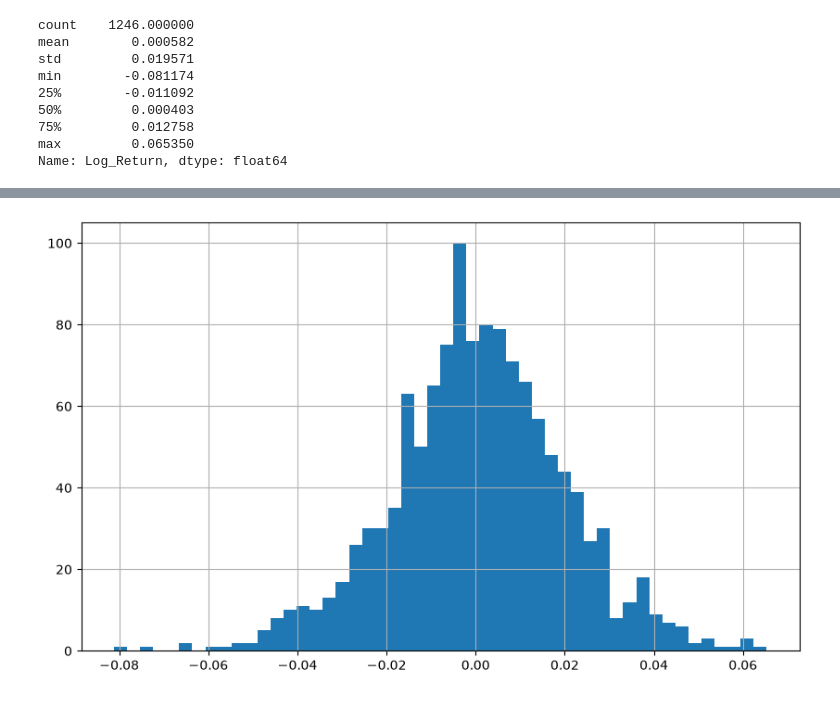
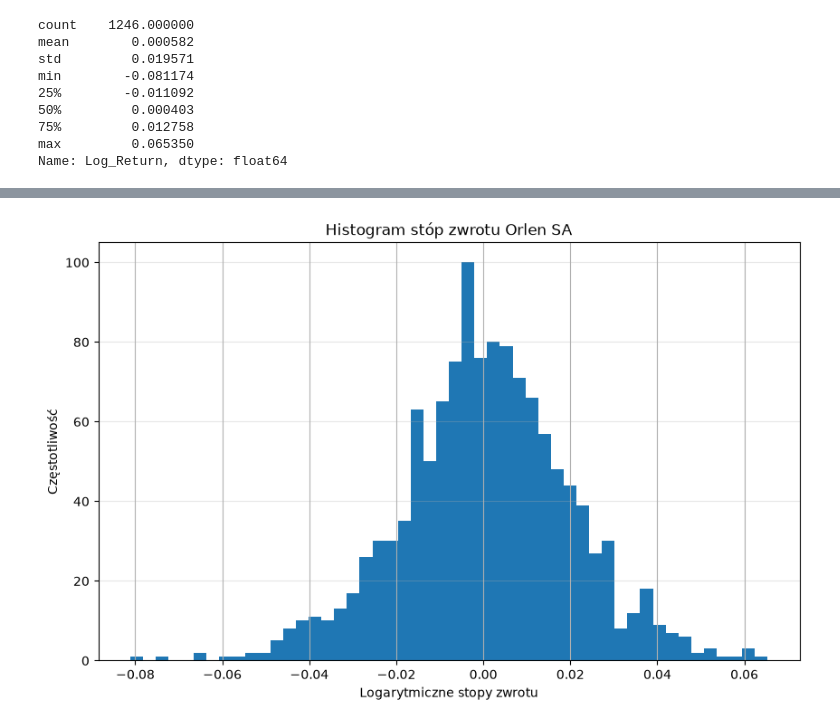
Before and after one commit to Alecz3k/Dyplomowa, a Jupyter notebook: PKN.ipynb, the cells around one changed output, grey strips where cells are left out. Drawn from its saved outputs; the diff is of its cells as text; code cells hidden in the pictures.

```diff
--- a/PKN.ipynb
+++ b/PKN.ipynb
@@ -73,4 +89,11 @@ Name: Log_Return, dtype: float64
 # %%
 hist_PKN = PKN['Log_Return'].hist(bins=50, figsize=(10, 6))
+
+plt.title('Histogram stóp zwrotu Orlen SA')
+plt.xlabel('Logarytmiczne stopy zwrotu')
+plt.ylabel('Częstotliwość')
+plt.grid(axis='y', alpha=0.3)
+
+plt.show()
 # %% [output]
-[figure, old version]
+[figure, new version]
```
Also changed, not shown: parts of 2 cells of this notebook, 1 other file.
